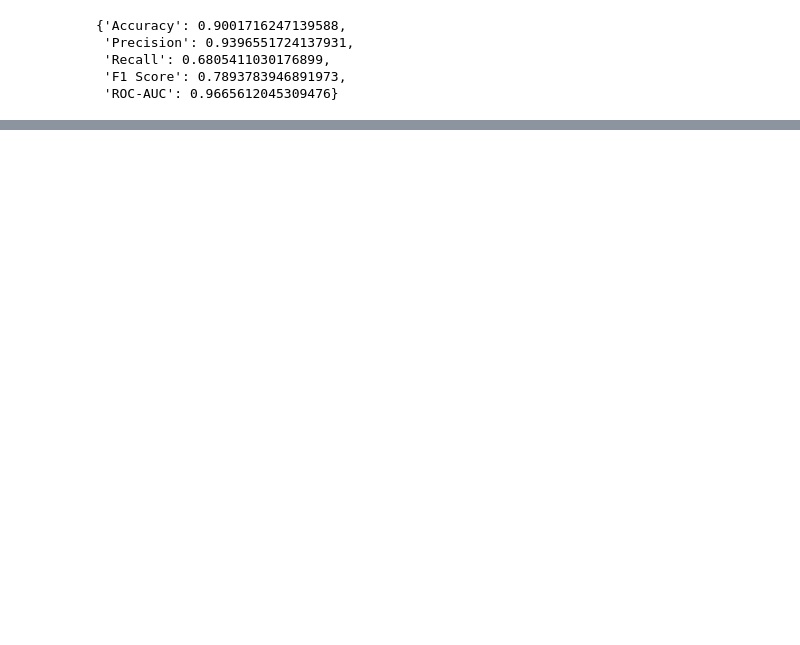
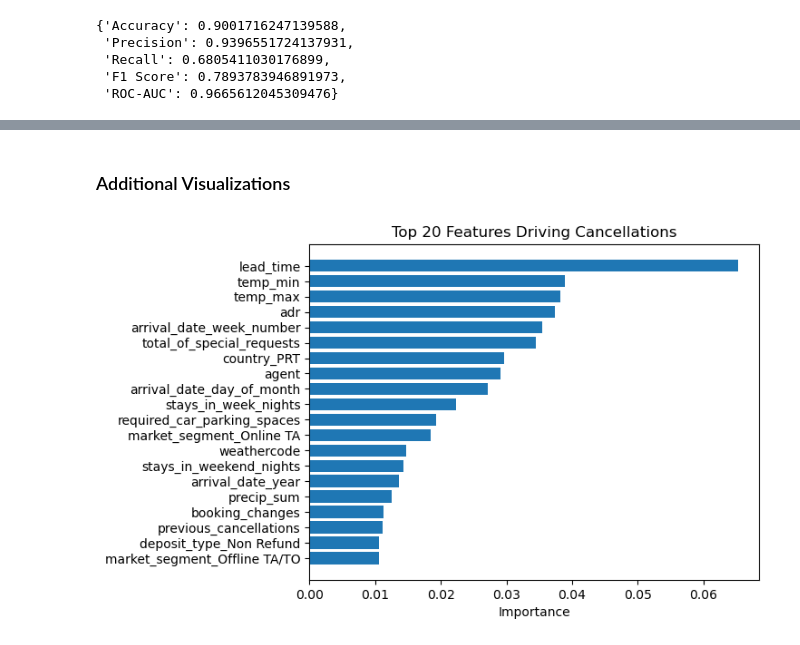
Before and after one commit to histopix175/Springboard-Capstone-Project-2, a Jupyter notebook: Notebooks/CH Capstone2 Modeling.ipynb, the cells around one changed output, grey strips where cells are left out. Saved outputs shown, nothing was run; the diff lists cells and outputs as text; code cells hidden in the pictures; blank space fills up the shorter version.

```diff
--- a/Notebooks/CH Capstone2 Modeling.ipynb
+++ b/Notebooks/CH Capstone2 Modeling.ipynb
@@ -429,3 +431,23 @@ model_metrics_df
 | 0 | Hotel Reservation Cancellation Pr... | Random Forest Classifier | is_canceled | 80/20 | 42 | 1970 | 0.900172 | ... |
 # %%
 model_metrics_df.to_csv("final_model_metrics.csv", index=False)
+# %% [markdown]
+### Additional Visualizations
+# %%
+importances = Reservation_Cancellation_Prediction_Model.feature_importances_
+feature_names = X_train.columns
+
+fi = pd.DataFrame({
+    'Feature': feature_names,
+    'Importance': importances
+}).sort_values(by='Importance', ascending=False).head(20)
+
+plt.figure()
+plt.barh(fi['Feature'], fi['Importance'])
+plt.gca().invert_yaxis()
+plt.title('Top 20 Features Driving Cancellations')
+plt.xlabel('Importance')
+plt.savefig('Top20Features', dpi=100, bbox_inches='tight')
+plt.show()
+# %% [output]
+[figure, added]
```
Also changed, not shown: parts of 3 cells of this notebook, 5 other files.
